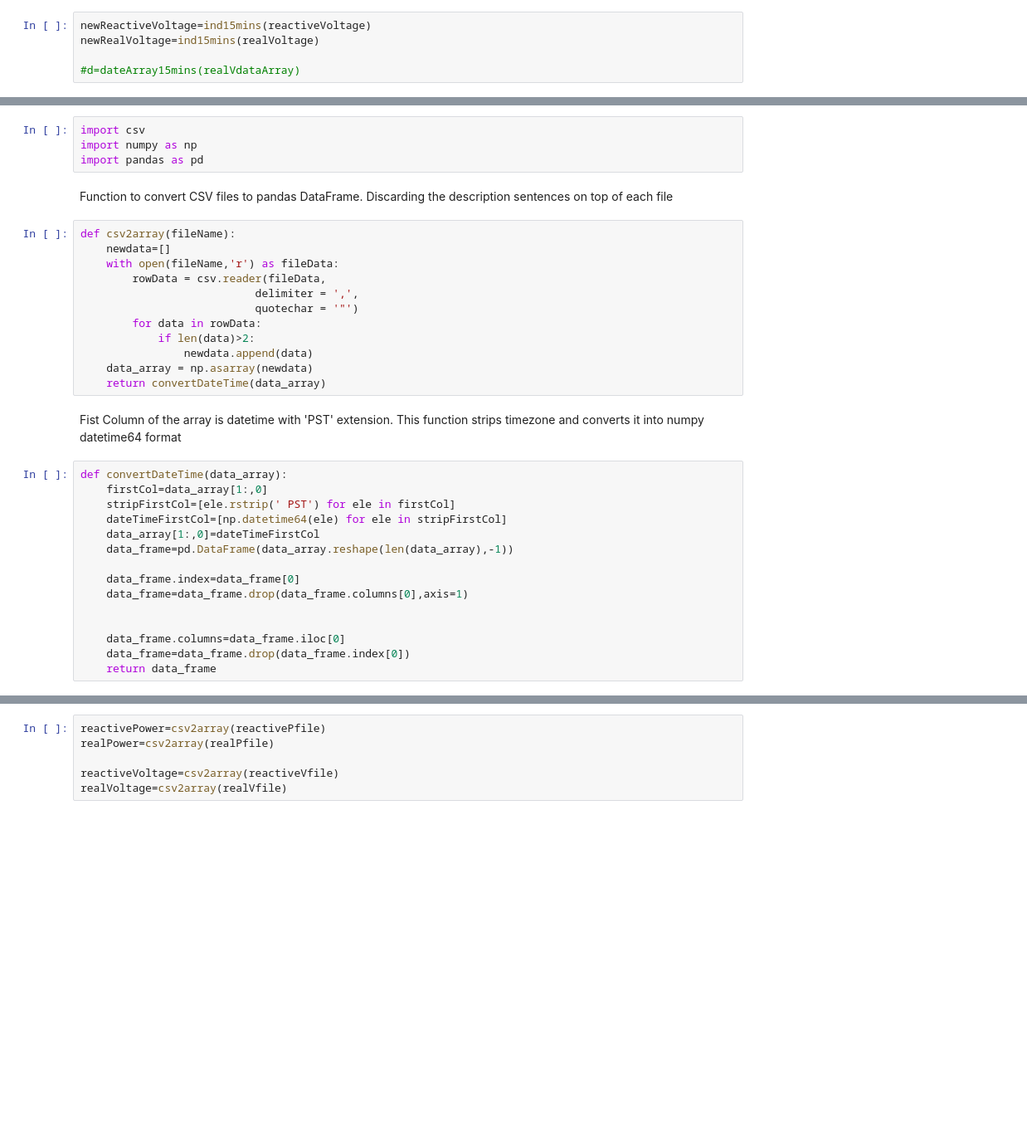
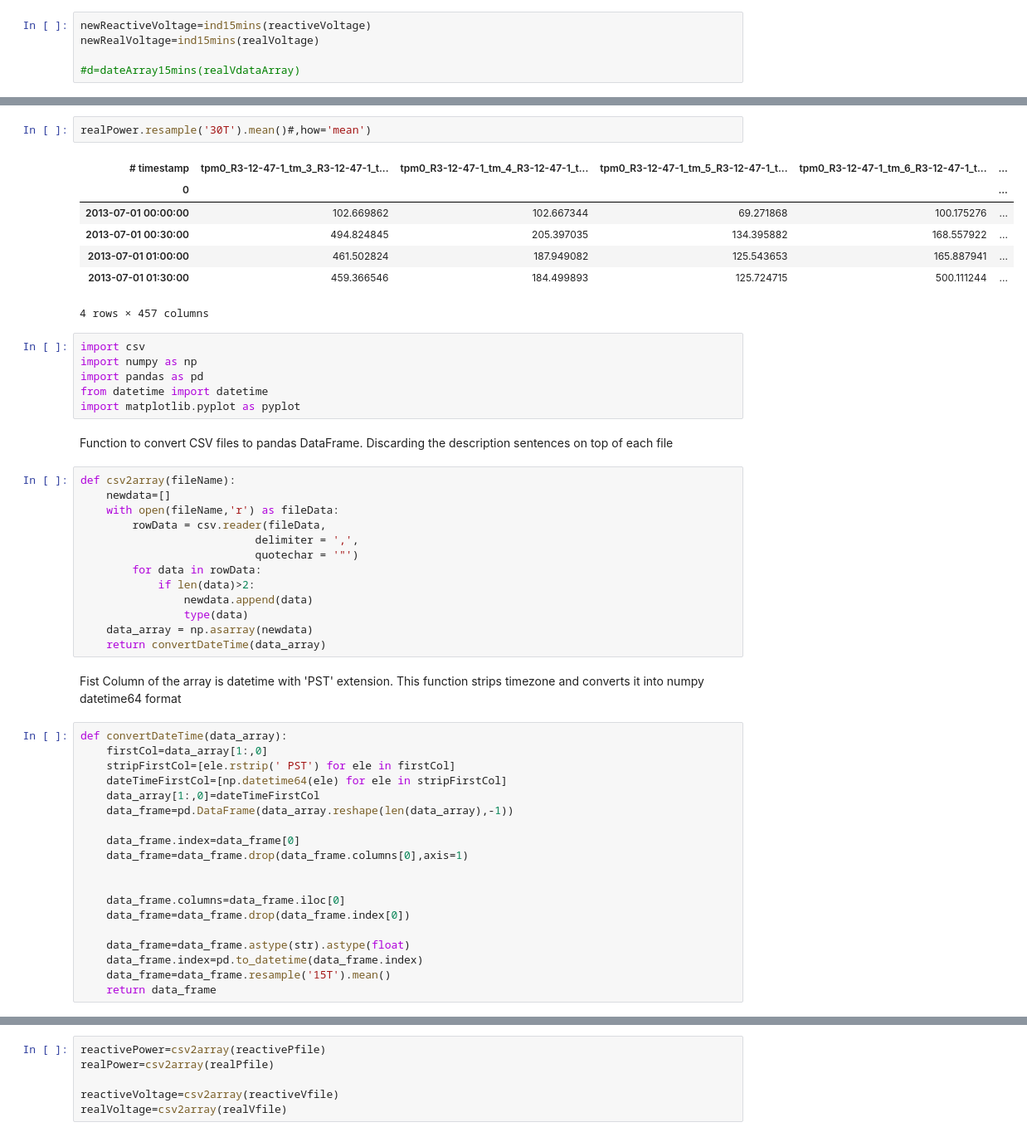
Before and after one commit to GRIDAPPSD/GOSS-GridAPPS-D, a Jupyter notebook: applications/python/pyVVO/ami2zip/amiZip.ipynb, the cells around one changed output, grey strips where cells are left out. Shown at 83% size. Cells and saved outputs as stored; diff of their text form; blank space fills up the shorter version.

```diff
--- a/applications/python/pyVVO/ami2zip/amiZip.ipynb
+++ b/applications/python/pyVVO/ami2zip/amiZip.ipynb
@@ -53,7 +76,19 @@ newRealVoltage=ind15mins(realVoltage)
+# %%
+realPower.resample('30T').mean()#,how='mean')
+# %% [output]
+| # timestamp | tpm0_R3-12-47-1_tm_3_R3-12-47-1_t... | tpm0_R3-12-47-1_tm_4_R3-12-47-1_t... | tpm0_R3-12-47-1_tm_5_R3-12-47-1_t... | tpm0_R3-12-47-1_tm_6_R3-12-47-1_t... | ... |
+| 0 |  |  |  |  | ... |
+| 2013-07-01 00:00:00 | 102.669862 | 102.667344 | 69.271868 | 100.175276 | ... |
+| 2013-07-01 00:30:00 | 494.824845 | 205.397035 | 134.395882 | 168.557922 | ... |
+| 2013-07-01 01:00:00 | 461.502824 | 187.949082 | 125.543653 | 165.887941 | ... |
+| 2013-07-01 01:30:00 | 459.366546 | 184.499893 | 125.724715 | 500.111244 | ... |
+4 rows × 457 columns
 # %%
 import csv
 import numpy as np
 import pandas as pd
+from datetime import datetime
+import matplotlib.pyplot as pyplot
 # %% [markdown]
 Function to convert CSV files to pandas DataFrame. Discarding the description sentences on top of each file
 # %%
@@ -66,6 +101,7 @@ def csv2array(fileName):
         for data in rowData:
             if len(data)>2:
                 newdata.append(data)
+                type(data)
     data_array = np.asarray(newdata)
     return convertDateTime(data_array)
 # %% [markdown]
@@ -84,6 +120,10 @@ def convertDateTime(data_array):
 
     data_frame.columns=data_frame.iloc[0]
     data_frame=data_frame.drop(data_frame.index[0])
+
+    data_frame=data_frame.astype(str).astype(float)
+    data_frame.index=pd.to_datetime(data_frame.index)
+    data_frame=data_frame.resample('15T').mean()
     return data_frame
 # %%
 reactivePfile='R3_12_47_1_AMI_residential_phase12_reactive_power.csv'
```
Also changed, not shown: parts of 5 cells of this notebook.
